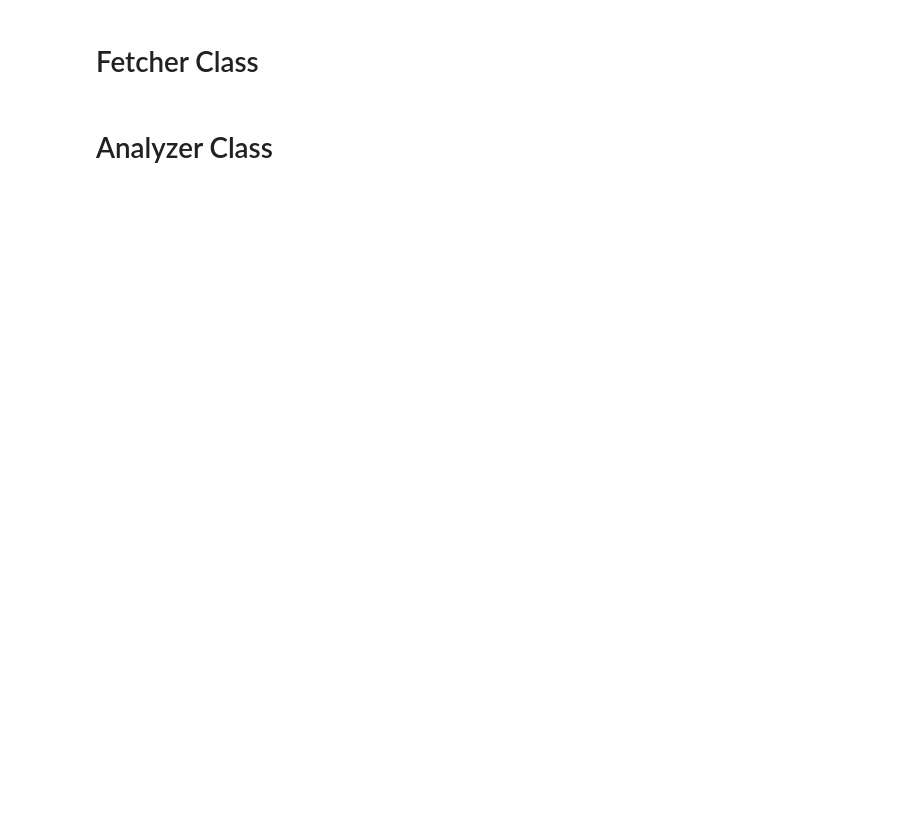
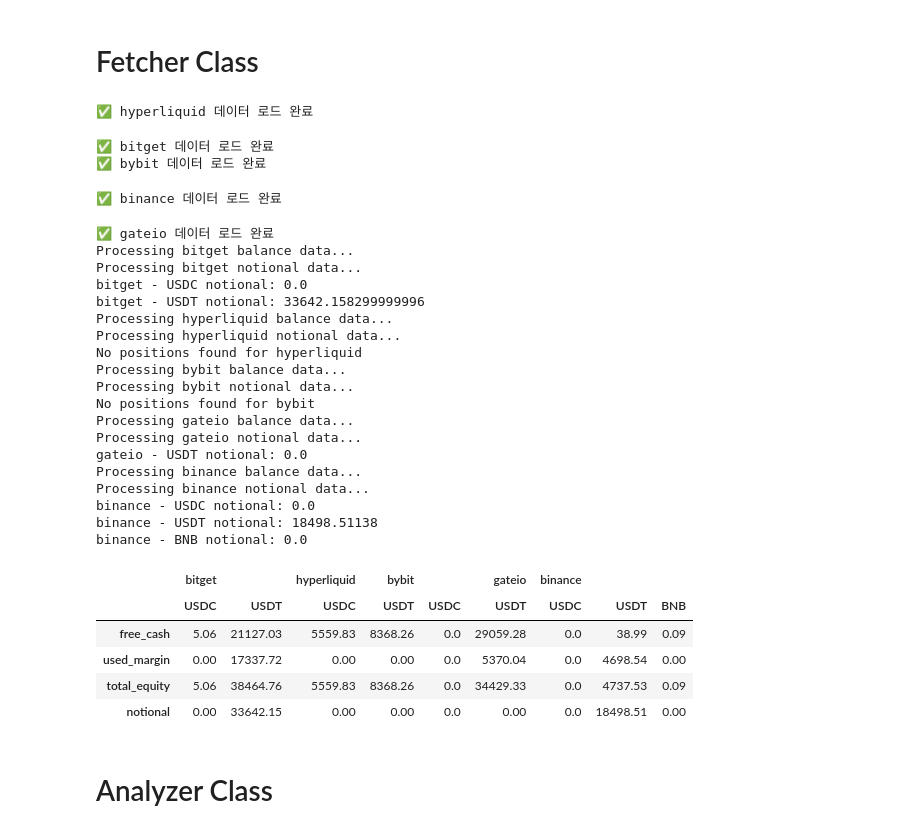
Before and after one commit to bokyoung96/Alphawave, a Jupyter notebook: ccxt_arb_SK_V4.ipynb, the cells around one changed output. Drawn from its saved outputs; the diff is of its cells as text; code cells hidden in the pictures; blank space fills up the shorter version.

Commit message:
notional 추가
notional 추가

```diff
--- a/ccxt_arb_SK_V4.ipynb
+++ b/ccxt_arb_SK_V4.ipynb
@@ -701,3 +756,36 @@ class ExchangeDataFetcher:
+# %%
+fetcher = ExchangeDataFetcher()
+fetcher.get_exchange_balances_N_positions()
+# %% [output]
+✅ hyperliquid 데이터 로드 완료
+✅ bitget 데이터 로드 완료
+✅ bybit 데이터 로드 완료
+✅ binance 데이터 로드 완료
+✅ gateio 데이터 로드 완료
+Processing bitget balance data...
+Processing bitget notional data...
+bitget - USDC notional: 0.0
+bitget - USDT notional: 33642.158299999996
+Processing hyperliquid balance data...
+Processing hyperliquid notional data...
+No positions found for hyperliquid
+Processing bybit balance data...
+Processing bybit notional data...
+No positions found for bybit
+Processing gateio balance data...
+Processing gateio notional data...
+gateio - USDT notional: 0.0
+Processing binance balance data...
+Processing binance notional data...
+binance - USDC notional: 0.0
+binance - USDT notional: 18498.51138
+binance - BNB notional: 0.0
+|  | bitget |  | hyperliquid | bybit |  | gateio | binance |  |  |
+|  | USDC | USDT | USDC | USDT | USDC | USDT | USDC | USDT | BNB |
+| free_cash | 5.06 | 21127.03 | 5559.83 | 8368.26 | 0.0 | 29059.28 | 0.0 | 38.99 | 0.09 |
+| used_margin | 0.00 | 17337.72 | 0.00 | 0.00 | 0.0 | 5370.04 | 0.0 | 4698.54 | 0.00 |
+| total_equity | 5.06 | 38464.76 | 5559.83 | 8368.26 | 0.0 | 34429.33 | 0.0 | 4737.53 | 0.09 |
+| notional | 0.00 | 33642.15 | 0.00 | 0.00 | 0.0 | 0.00 | 0.0 | 18498.51 | 0.00 |
 # %% [markdown]
 # Analyzer Class
 # %%
```
Also changed, not shown: parts of 8 cells of this notebook.
